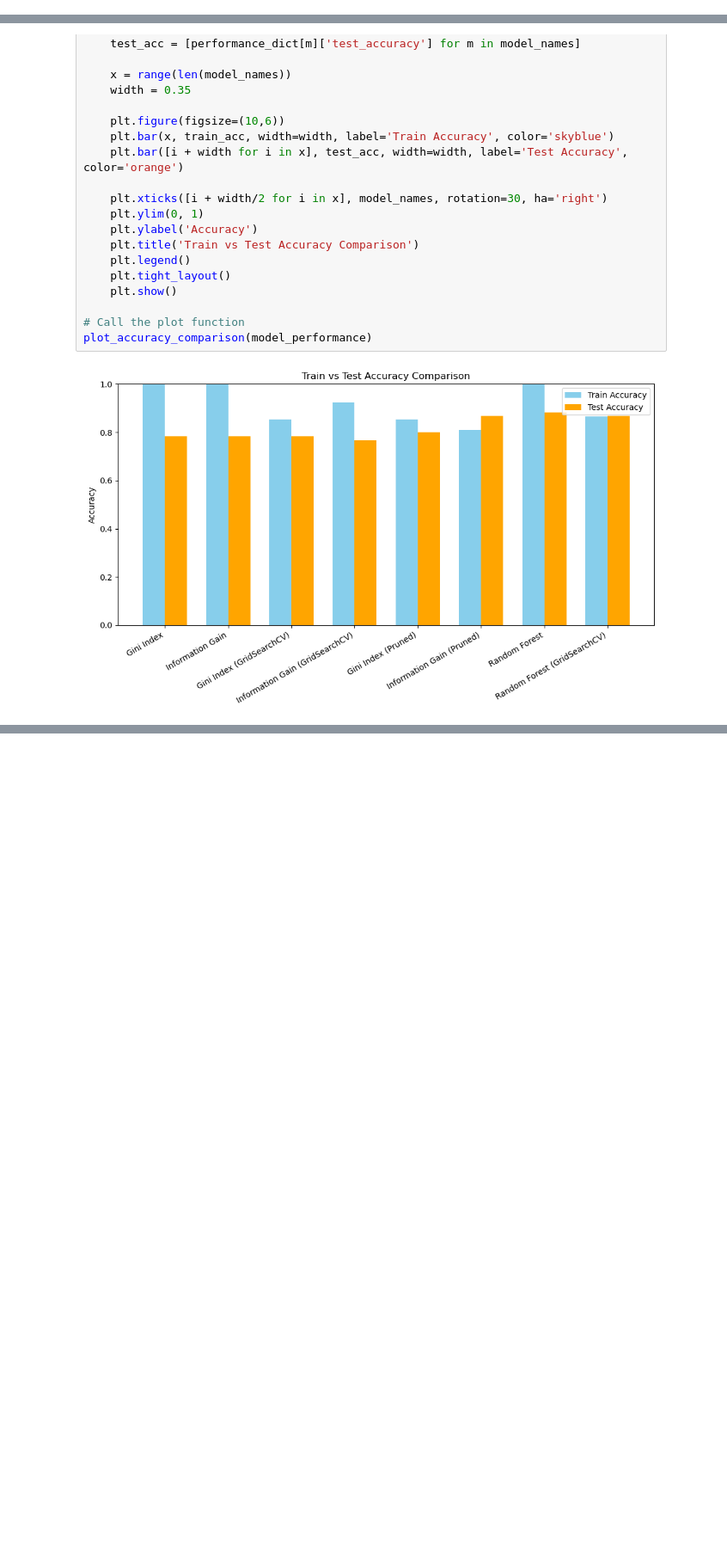
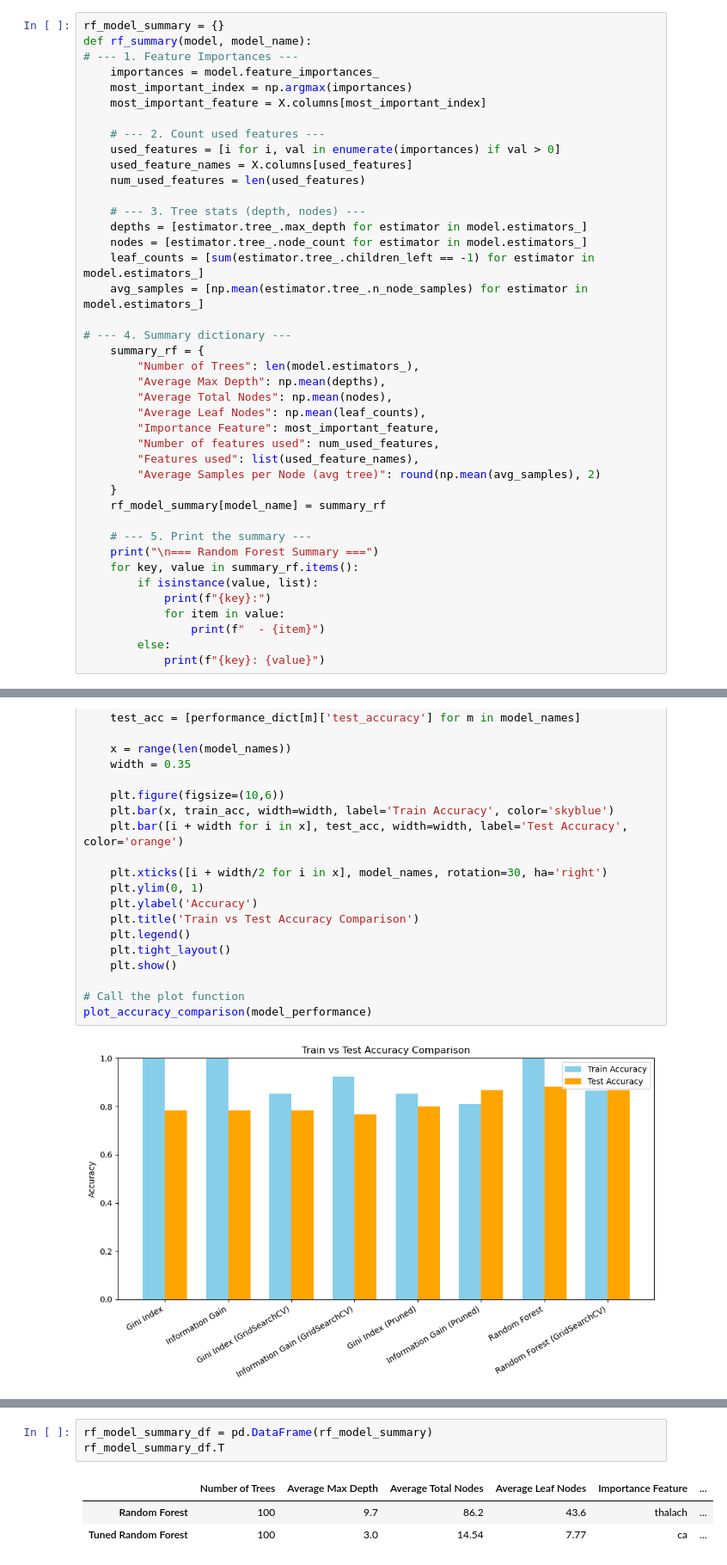
Before and after one commit to virakden/decision-tree-ranfor, a Jupyter notebook: decision-tree.ipynb, the cells around one changed output, grey strips where cells are left out. Shown at 86% size. Drawn from its saved outputs; the diff is of its cells as text; blank space fills up the shorter version.

```diff
--- a/decision-tree.ipynb
+++ b/decision-tree.ipynb
@@ -444,6 +492,47 @@ weighted avg       0.87      0.87      0.86        60
 [drawing not drawn]
 # %% [markdown]
 # 6. Random Forest
+# %%
+rf_model_summary = {}
+def rf_summary(model, model_name):
+# --- 1. Feature Importances ---
+    importances = model.feature_importances_
+    most_important_index = np.argmax(importances)
+    most_important_feature = X.columns[most_important_index]
+
+    # --- 2. Count used features ---
+    used_features = [i for i, val in enumerate(importances) if val > 0]
+    used_feature_names = X.columns[used_features]
+    num_used_features = len(used_features)
+
+    # --- 3. Tree stats (depth, nodes) ---
+    depths = [estimator.tree_.max_depth for estimator in model.estimators_]
+    nodes = [estimator.tree_.node_count for estimator in model.estimators_]
+    leaf_counts = [sum(estimator.tree_.children_left == -1) for estimator in model.estimators_]
+    avg_samples = [np.mean(estimator.tree_.n_node_samples) for estimator in model.estimators_]
+
+# --- 4. Summary dictionary ---
+    summary_rf = {
+        "Number of Trees": len(model.estimators_),
+        "Average Max Depth": np.mean(depths),
+        "Average Total Nodes": np.mean(nodes),
+        "Average Leaf Nodes": np.mean(leaf_counts),
+        "Importance Feature": most_important_feature,
+        "Number of features used": num_used_features,
+        "Features used": list(used_feature_names),
+        "Average Samples per Node (avg tree)": round(np.mean(avg_samples), 2)
+    }
+    rf_model_summary[model_name] = summary_rf
+
+    # --- 5. Print the summary ---
+    print("\n=== Random Forest Summary ===")
+    for key, value in summary_rf.items():
+        if isinstance(value, list):
+            print(f"{key}:")
+            for item in value:
+                print(f"  - {item}")
+        else:
+            print(f"{key}: {value}")
 # %%
 rf = RandomForestClassifier(random_state=random_state)
 
@@ -704,0 +797,7 @@ plot_comparison(model_performance)
+# %%
+rf_model_summary_df = pd.DataFrame(rf_model_summary)
+rf_model_summary_df.T
+# %% [output]
+|  | Number of Trees | Average Max Depth | Average Total Nodes | Average Leaf Nodes | Importance Feature | ... |
+| Random Forest | 100 | 9.7 | 86.2 | 43.6 | thalach | ... |
+| Tuned Random Forest | 100 | 3.0 | 14.54 | 7.77 | ca | ... |
```
Also changed, not shown: parts of 23 cells of this notebook, 9 other files.
